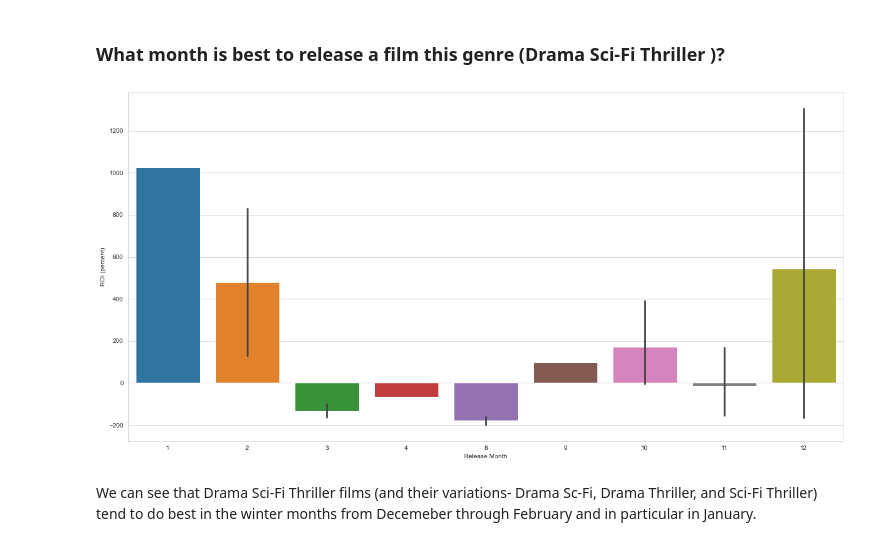
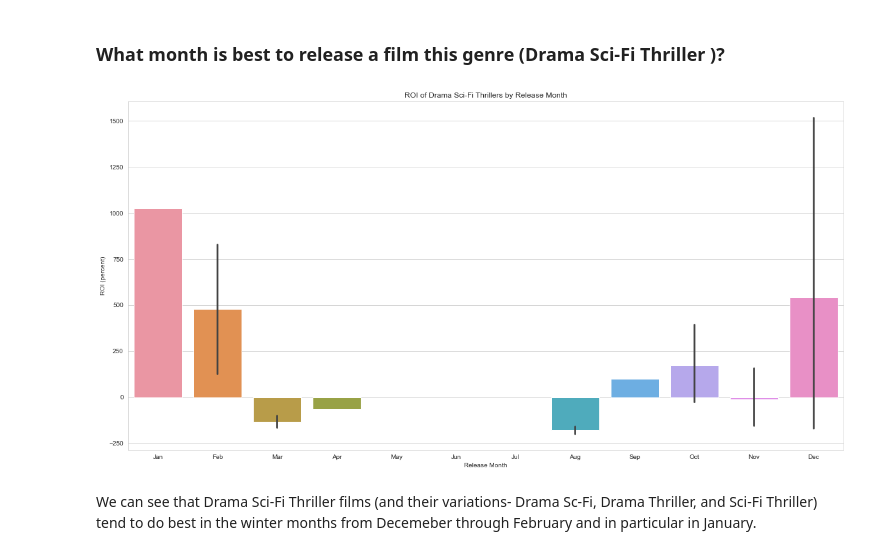
Before and after one commit to aokdata/Film_Performance_EDA, a Jupyter notebook: Film_Performance_EDA.ipynb, the cells around one changed output. Drawn from its saved outputs; the diff is of its cells as text; code cells hidden in the pictures.

```diff
--- a/Film_Performance_EDA.ipynb
+++ b/Film_Performance_EDA.ipynb
@@ -817,13 +863,23 @@ This recommendation comes with the caveat that Microsoft allow these directors t
 # %%
 #CREATE NEW COLUMN WITH RELEASE MONTH
 dst_directors_df['Release Month'] = dst_directors_df['release_date'].dt.month
+
+
+monthdict = {1: 'Jan', 2: 'Feb', 3: 'Mar', 4: 'Apr', 5: 'May', 6: 'Jun', 7: 'Jul', 8:'Aug', 9:'Sep',\
+             10: 'Oct', 11: 'Nov', 12:'Dec'}
+
+dst_directors_df['Release Month'] = dst_directors_df['Release Month'].replace(monthdict)
 # %%
 #Graph relationship between Release Month and ROI
 fig, ax =plt.subplots(figsize =(20,10))
 
-sns.barplot(data= dst_directors_df, x="Release Month", y= "ROI (percent)");
+Months = ['Jan', 'Feb', 'Mar', 'Apr', 'May', 'Jun', 'Jul', 'Aug', 'Sep', 'Oct', 'Nov', 'Dec']
+
+ax.set_title("ROI of Drama Sci-Fi Thrillers by Release Month")
+
+sns.barplot(data= dst_directors_df, x="Release Month", y= "ROI (percent)", order = Months);
 # %% [output]
-[figure, old version]
+[figure, new version]
 # %% [markdown]
 We can see that Drama Sci-Fi Thriller films (and their variations- Drama Sc-Fi, Drama Thriller, and Sci-Fi Thriller) tend to do best in the winter months from Decemeber through February and in particular in January.
 # %% [markdown]
```
Also changed, not shown: parts of 36 cells of this notebook, 2 other files.
